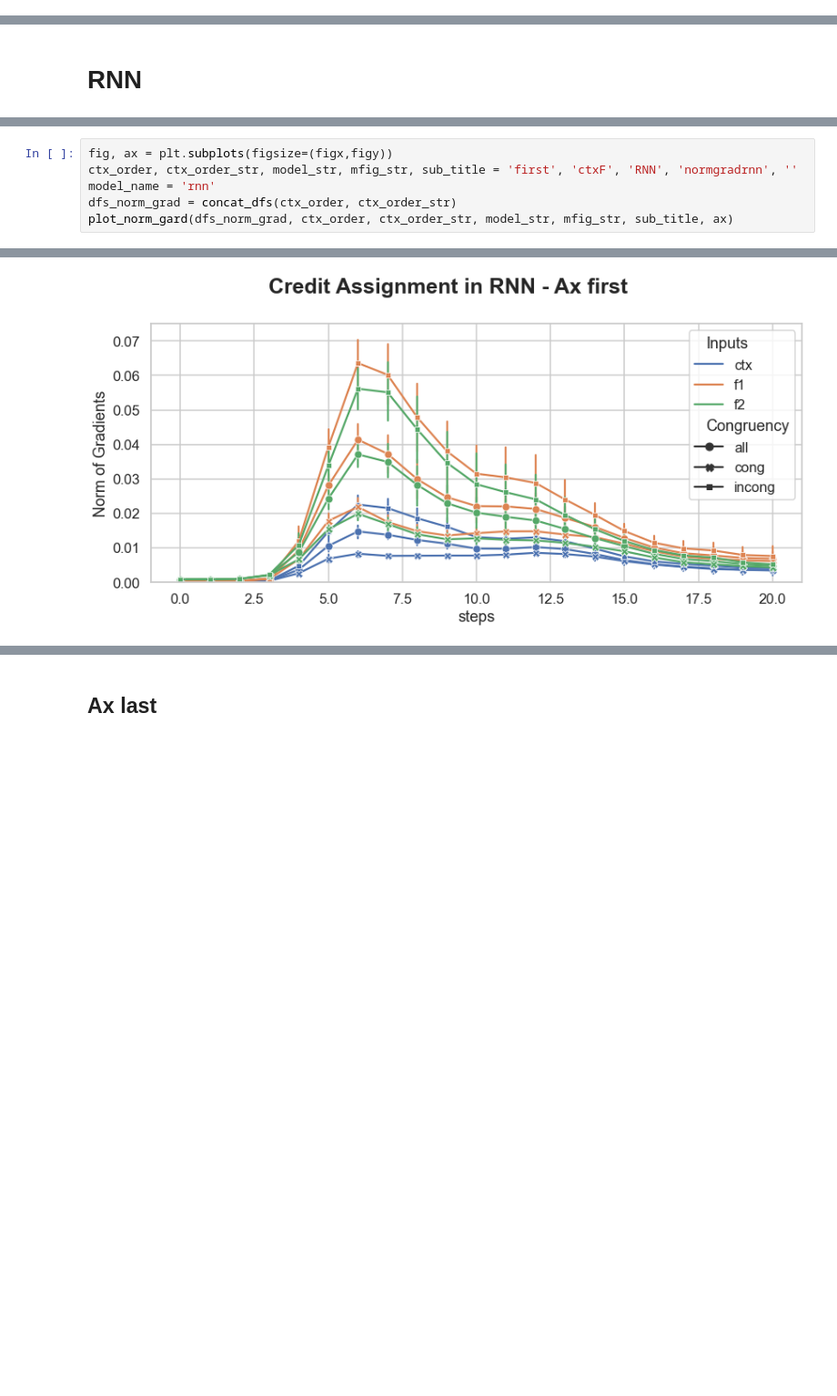
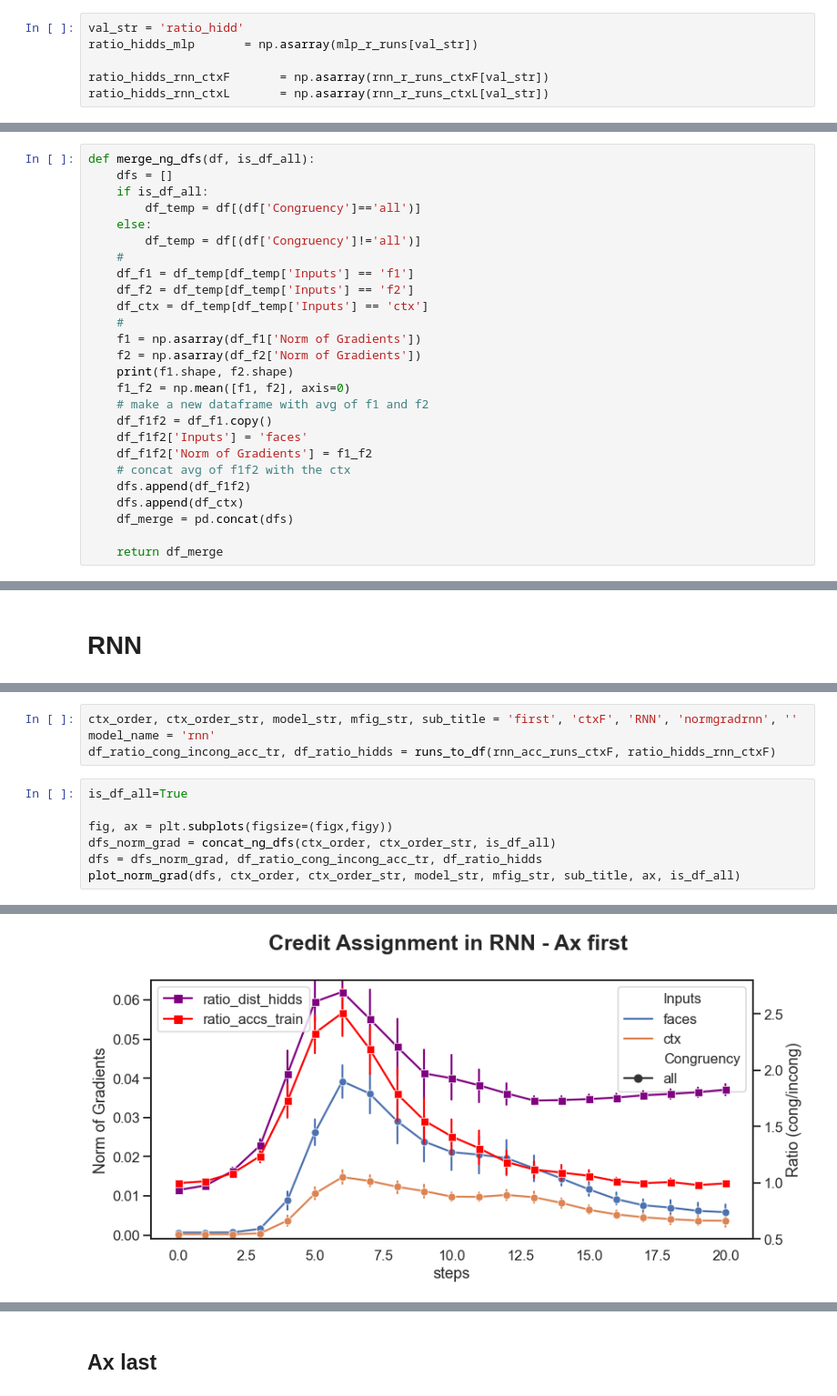
Before and after one commit to MaryZolfaghar/WCSLS, a Jupyter notebook: notebooks/resutls_credit_assignment.ipynb, the cells around one changed output, grey strips where cells are left out. Shown at 91% size. Saved outputs shown, nothing was run; the diff lists cells and outputs as text; blank space fills up the shorter version.

```diff
--- a/notebooks/resutls_credit_assignment.ipynb
+++ b/notebooks/resutls_credit_assignment.ipynb
@@ -37,0 +97,6 @@ dict_keys(['grad_ctx', 'grad_f1', 'grad_f2', 'grad_ctx_cong', 'grad_f1_cong', 'g
+# %%
+val_str = 'ratio_hidd'
+ratio_hidds_mlp       = np.asarray(mlp_r_runs[val_str])
+
+ratio_hidds_rnn_ctxF       = np.asarray(rnn_r_runs_ctxF[val_str])
+ratio_hidds_rnn_ctxL       = np.asarray(rnn_r_runs_ctxL[val_str])
@@ -38 +144,27 @@ dict_keys(['grad_ctx', 'grad_f1', 'grad_f2', 'grad_ctx_cong', 'grad_f1_cong', 'g
+# %%
+def merge_ng_dfs(df, is_df_all):
+    dfs = []
+    if is_df_all:
+        df_temp = df[(df['Congruency']=='all')]
+    else:
+        df_temp = df[(df['Congruency']!='all')]
+    #
+    df_f1 = df_temp[df_temp['Inputs'] == 'f1']
+    df_f2 = df_temp[df_temp['Inputs'] == 'f2']
+    df_ctx = df_temp[df_temp['Inputs'] == 'ctx']
+    #
+    f1 = np.asarray(df_f1['Norm of Gradients'])
+    f2 = np.asarray(df_f2['Norm of Gradients'])
+    print(f1.shape, f2.shape)
+    f1_f2 = np.mean([f1, f2], axis=0)
+    # make a new dataframe with avg of f1 and f2
+    df_f1f2 = df_f1.copy()
+    df_f1f2['Inputs'] = 'faces'
+    df_f1f2['Norm of Gradients'] = f1_f2
+    # concat avg of f1f2 with the ctx
+    dfs.append(df_f1f2)
+    dfs.append(df_ctx)
+    df_merge = pd.concat(dfs)
+
+    return df_merge
 # %%
@@ -90,7 +290,12 @@ figx, figy = 12, 6
+# %%
+ctx_order, ctx_order_str, model_str, mfig_str, sub_title = 'first', 'ctxF', 'RNN', 'normgradrnn', ''
+model_name = 'rnn'
+df_ratio_cong_incong_acc_tr, df_ratio_hidds = runs_to_df(rnn_acc_runs_ctxF, ratio_hidds_rnn_ctxF)
 # %%
+is_df_all=True
+
 fig, ax = plt.subplots(figsize=(figx,figy))
-ctx_order, ctx_order_str, model_str, mfig_str, sub_title = 'first', 'ctxF', 'RNN', 'normgradrnn', ''
-model_name = 'rnn'
-dfs_norm_grad = concat_dfs(ctx_order, ctx_order_str)
-plot_norm_gard(dfs_norm_grad, ctx_order, ctx_order_str, model_str, mfig_str, sub_title, ax)
+dfs_norm_grad = concat_ng_dfs(ctx_order, ctx_order_str, is_df_all)
+dfs = dfs_norm_grad, df_ratio_cong_incong_acc_tr, df_ratio_hidds
+plot_norm_grad(dfs, ctx_order, ctx_order_str, model_str, mfig_str, sub_title, ax, is_df_all)
 # %% [output]
@@ -98 +303 @@ plot_norm_gard(dfs_norm_grad, ctx_order, ctx_order_str, model_str, mfig_str, sub
-[figure, old version]
+[figure, new version]
```
Also changed, not shown: parts of 29 cells of this notebook, 7 other files.
